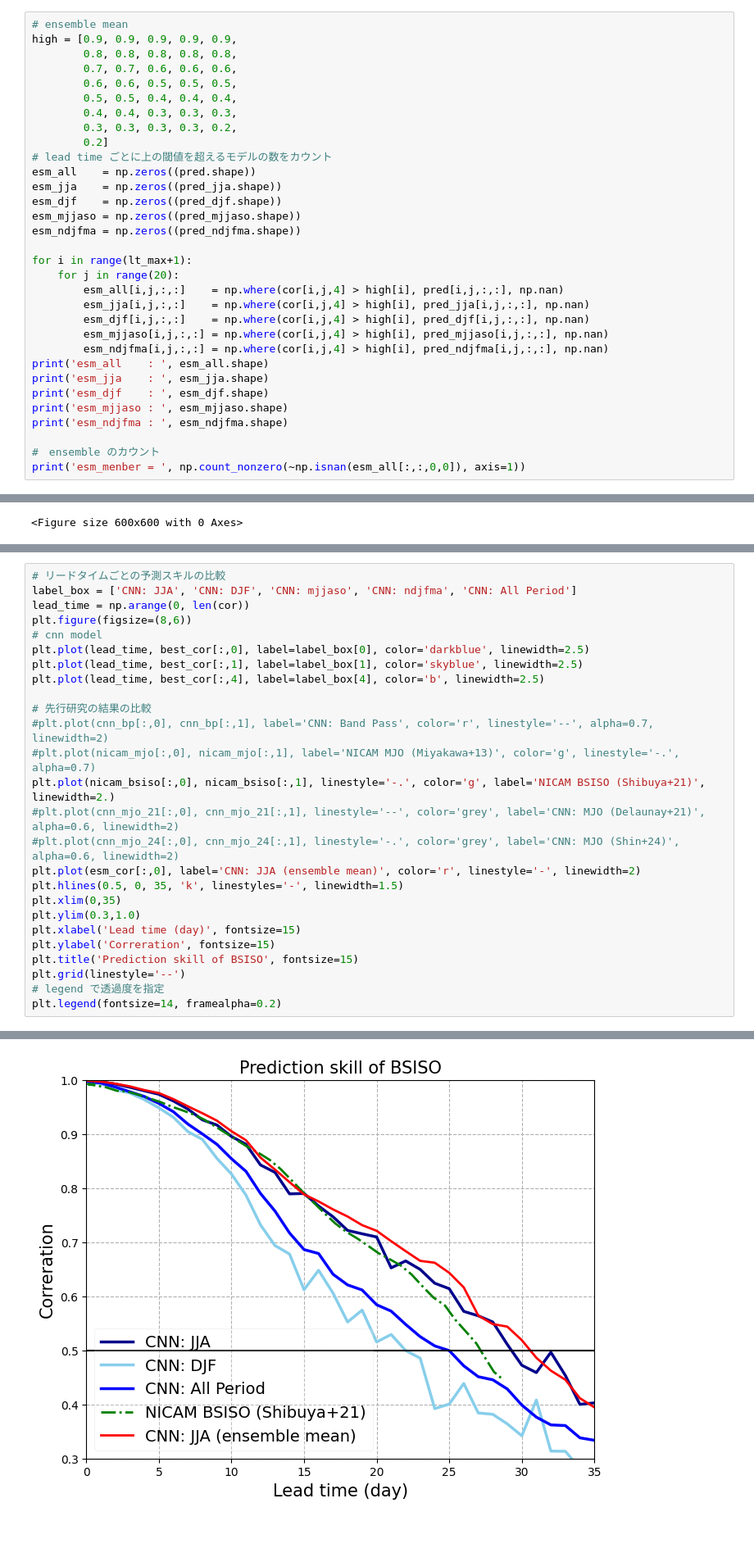
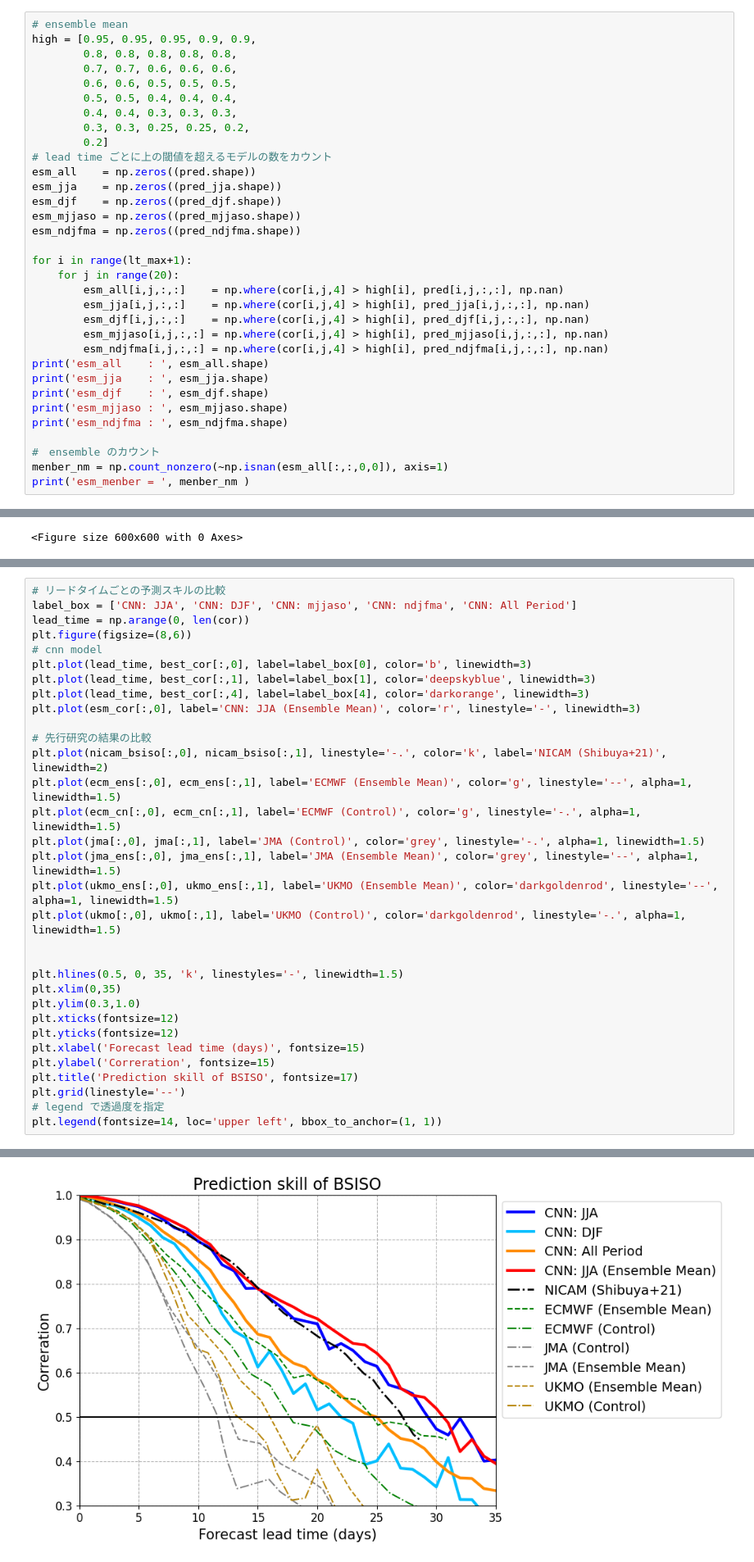
Before and after one commit to Yuumae1/machine_learning, a Jupyter notebook: notebook/cnn_analysis_v2.ipynb, the cells around one changed output, grey strips where cells are left out. Shown at 82% size. Saved outputs shown, nothing was run; the diff lists cells and outputs as text; blank space fills up the shorter version.

```diff
--- a/notebook/cnn_analysis_v2.ipynb
+++ b/notebook/cnn_analysis_v2.ipynb
@@ -120,13 +120,13 @@ print(cor_mm)
 ValueError: setting an array element with a sequence.
 # %%
 # ensemble mean
-high = [0.9, 0.9, 0.9, 0.9, 0.9,
+high = [0.95, 0.95, 0.95, 0.9, 0.9,
         0.8, 0.8, 0.8, 0.8, 0.8,
         0.7, 0.7, 0.6, 0.6, 0.6,
         0.6, 0.6, 0.5, 0.5, 0.5,
         0.5, 0.5, 0.4, 0.4, 0.4,
         0.4, 0.4, 0.3, 0.3, 0.3,
-        0.3, 0.3, 0.3, 0.3, 0.2,
+        0.3, 0.3, 0.25, 0.25, 0.2,
         0.2]
 # lead time ごとに上の閾値を超えるモデルの数をカウント
 esm_all    = np.zeros((pred.shape))
@@ -149,7 +149,8 @@ print('esm_mjjaso : ', esm_mjjaso.shape)
 print('esm_ndjfma : ', esm_ndjfma.shape)
 
 #　ensemble のカウント
-print('esm_menber = ', np.count_nonzero(~np.isnan(esm_all[:,:,0,0]), axis=1))
+menber_nm = np.count_nonzero(~np.isnan(esm_all[:,:,0,0]), axis=1)
+print('esm_menber = ', menber_nm )
 # %% [output]
 esm_all    :  (36, 20, 2520, 2)
 esm_jja    :  (36, 20, 644, 2)
@@ -368,32 +541,38 @@ cnn_bp = np.array([
 # %%
 # リードタイムごとの予測スキルの比較
 label_box = ['CNN: JJA', 'CNN: DJF', 'CNN: mjjaso', 'CNN: ndjfma', 'CNN: All Period']
 lead_time = np.arange(0, len(cor))
 plt.figure(figsize=(8,6))
 # cnn model
-plt.plot(lead_time, best_cor[:,0], label=label_box[0], color='darkblue', linewidth=2.5)
-plt.plot(lead_time, best_cor[:,1], label=label_box[1], color='skyblue', linewidth=2.5)
-plt.plot(lead_time, best_cor[:,4], label=label_box[4], color='b', linewidth=2.5)
+plt.plot(lead_time, best_cor[:,0], label=label_box[0], color='b', linewidth=3)
+plt.plot(lead_time, best_cor[:,1], label=label_box[1], color='deepskyblue', linewidth=3)
+plt.plot(lead_time, best_cor[:,4], label=label_box[4], color='darkorange', linewidth=3)
+plt.plot(esm_cor[:,0], label='CNN: JJA (Ensemble Mean)', color='r', linestyle='-', linewidth=3)
 
 # 先行研究の結果の比較
-#plt.plot(cnn_bp[:,0], cnn_bp[:,1], label='CNN: Band Pass', color='r', linestyle='--', alpha=0.7, linewidth=2)
-#plt.plot(nicam_mjo[:,0], nicam_mjo[:,1], label='NICAM MJO (Miyakawa+13)', color='g', linestyle='-.', alpha=0.7)
-plt.plot(nicam_bsiso[:,0], nicam_bsiso[:,1], linestyle='-.', color='g', label='NICAM BSISO (Shibuya+21)', linewidth=2.)
-#plt.plot(cnn_mjo_21[:,0], cnn_mjo_21[:,1], linestyle='--', color='grey', label='CNN: MJO (Delaunay+21)', alpha=0.6, linewidth=2)
-#plt.plot(cnn_mjo_24[:,0], cnn_mjo_24[:,1], linestyle='-.', color='grey', label='CNN: MJO (Shin+24)', alpha=0.6, linewidth=2)
-plt.plot(esm_cor[:,0], label='CNN: JJA (ensemble mean)', color='r', linestyle='-', linewidth=2)
+plt.plot(nicam_bsiso[:,0], nicam_bsiso[:,1], linestyle='-.', color='k', label='NICAM (Shibuya+21)', linewidth=2)
+plt.plot(ecm_ens[:,0], ecm_ens[:,1], label='ECMWF (Ensemble Mean)', color='g', linestyle='--', alpha=1, linewidth=1.5)
+plt.plot(ecm_cn[:,0], ecm_cn[:,1], label='ECMWF (Control)', color='g', linestyle='-.', alpha=1, linewidth=1.5)
+plt.plot(jma[:,0], jma[:,1], label='JMA (Control)', color='grey', linestyle='-.', alpha=1, linewidth=1.5)
+plt.plot(jma_ens[:,0], jma_ens[:,1], label='JMA (Ensemble Mean)', color='grey', linestyle='--', alpha=1, linewidth=1.5)
+plt.plot(ukmo_ens[:,0], ukmo_ens[:,1], label='UKMO (Ensemble Mean)', color='darkgoldenrod', linestyle='--', alpha=1, linewidth=1.5)
+plt.plot(ukmo[:,0], ukmo[:,1], label='UKMO (Control)', color='darkgoldenrod', linestyle='-.', alpha=1, linewidth=1.5)
+
+
 plt.hlines(0.5, 0, 35, 'k', linestyles='-', linewidth=1.5)
 plt.xlim(0,35)
 plt.ylim(0.3,1.0)
-plt.xlabel('Lead time (day)', fontsize=15)
+plt.xticks(fontsize=12)
+plt.yticks(fontsize=12)
+plt.xlabel('Forecast lead time (days)', fontsize=15)
 plt.ylabel('Correration', fontsize=15)
-plt.title('Prediction skill of BSISO', fontsize=15)
+plt.title('Prediction skill of BSISO', fontsize=17)
 plt.grid(linestyle='--')
 # legend で透過度を指定
-plt.legend(fontsize=14, framealpha=0.2)
+plt.legend(fontsize=14, loc='upper left', bbox_to_anchor=(1, 1))
 # %% [output]
 <matplotlib.legend.Legend at 0x...>
-[figure, old version]
+[figure, new version]
 # %%
 plt.figure(figsize=(15, 3))
 plt.plot(pred[0][:1000,1], label=label_box[0], color='b', linewidth=2)
```
Also changed, not shown: parts of 15 cells of this notebook, 2 other files.
